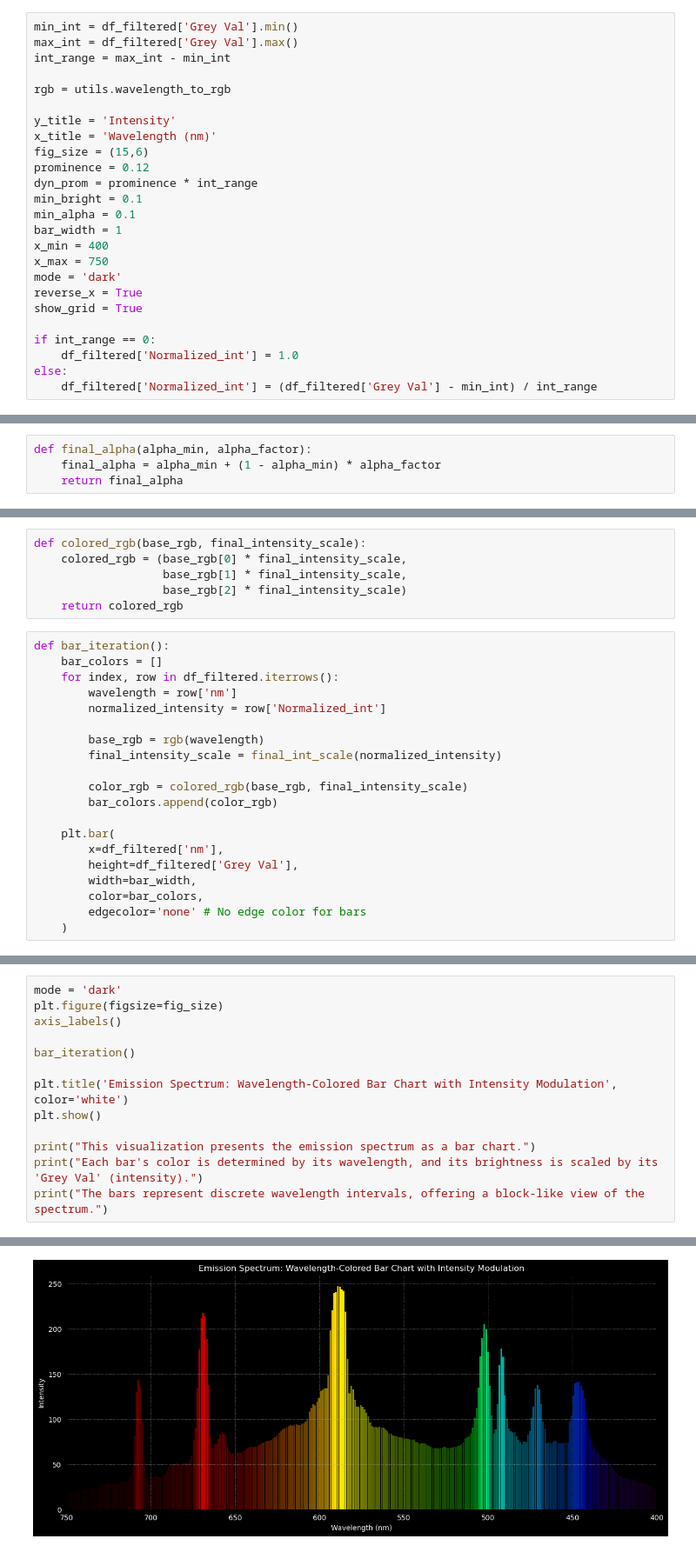
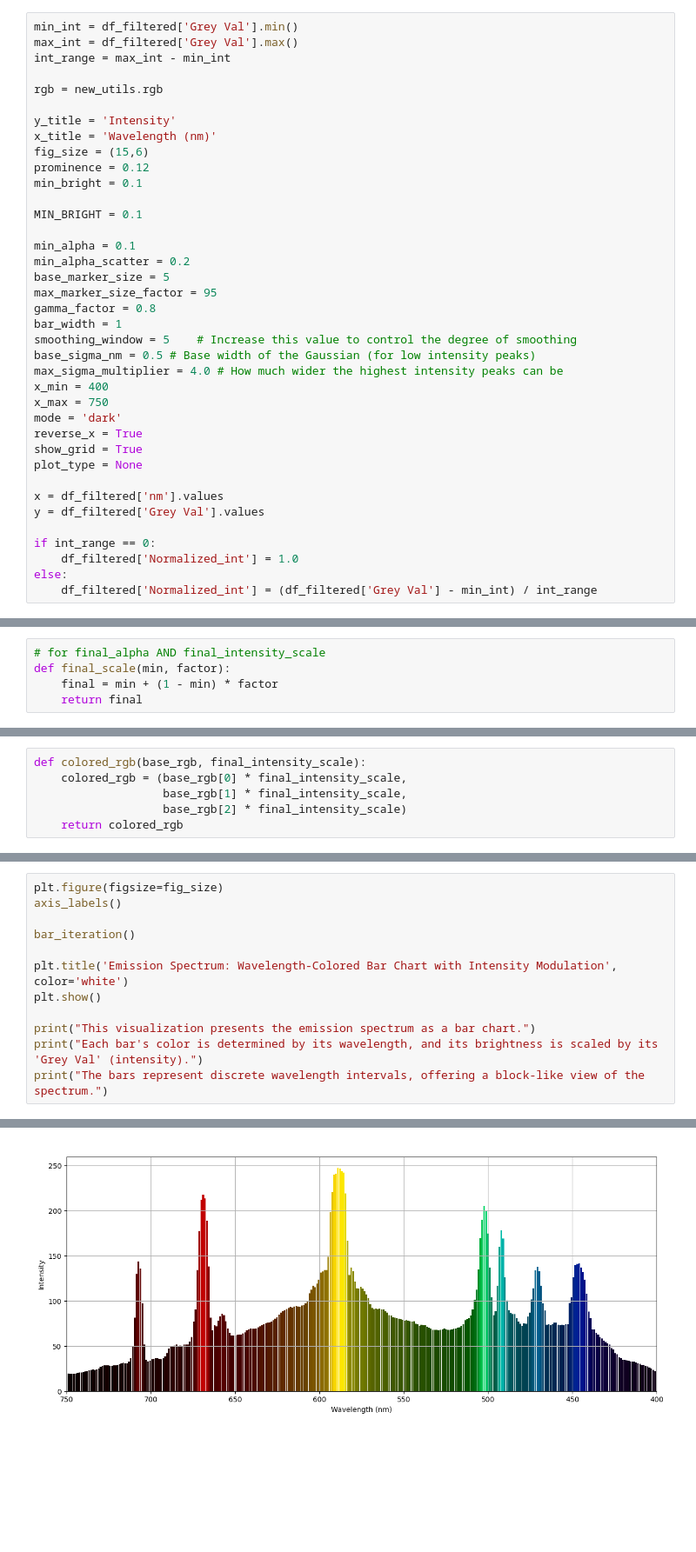
Before and after one commit to idontwantausername609/Spectrum-Renderer, a Jupyter notebook: Colab Based App/Other Image Formatting/bar_chart_playground.ipynb, the cells around one changed output, grey strips where cells are left out. Shown at 87% size. Saved outputs shown, nothing was run; the diff lists cells and outputs as text; blank space fills up the shorter version.

Commit message:
still trying to work on breaking down og plot function.

```diff
--- a/Colab Based App/Other Image Formatting/bar_chart_playground.ipynb
+++ b/Colab Based App/Other Image Formatting/bar_chart_playground.ipynb
@@ -50,21 +42,34 @@ min_int = df_filtered['Grey Val'].min()
 max_int = df_filtered['Grey Val'].max()
 int_range = max_int - min_int
 
-rgb = utils.wavelength_to_rgb
+rgb = new_utils.rgb
 
 y_title = 'Intensity'
 x_title = 'Wavelength (nm)'
 fig_size = (15,6)
 prominence = 0.12
-dyn_prom = prominence * int_range
 min_bright = 0.1
+
+MIN_BRIGHT = 0.1
+
 min_alpha = 0.1
+min_alpha_scatter = 0.2
+base_marker_size = 5
+max_marker_size_factor = 95
+gamma_factor = 0.8
 bar_width = 1
+smoothing_window = 5    # Increase this value to control the degree of smoothing
+base_sigma_nm = 0.5 # Base width of the Gaussian (for low intensity peaks)
+max_sigma_multiplier = 4.0 # How much wider the highest intensity peaks can be
 x_min = 400
 x_max = 750
 mode = 'dark'
 reverse_x = True
 show_grid = True
+plot_type = None
+
+x = df_filtered['nm'].values
+y = df_filtered['Grey Val'].values
 
 if int_range == 0:
     df_filtered['Normalized_int'] = 1.0
@@ -99,4 +78,5 @@ def axis_labels():
 # %%
-def final_alpha(alpha_min, alpha_factor):
-    final_alpha = alpha_min + (1 - alpha_min) * alpha_factor
-    return final_alpha
+# for final_alpha AND final_intensity_scale
+def final_scale(min, factor):
+    final = min + (1 - min) * factor
+    return final
@@ -110,23 +86,3 @@ def colored_rgb(base_rgb, final_intensity_scale):
                    base_rgb[1] * final_intensity_scale,
                    base_rgb[2] * final_intensity_scale)
     return colored_rgb
-# %%
-def bar_iteration():
-    bar_colors = []
-    for index, row in df_filtered.iterrows():
-        wavelength = row['nm']
-        normalized_intensity = row['Normalized_int']
-
-        base_rgb = rgb(wavelength)
-        final_intensity_scale = final_int_scale(normalized_intensity)
-
-        color_rgb = colored_rgb(base_rgb, final_intensity_scale)
-        bar_colors.append(color_rgb)
-
-    plt.bar(
-        x=df_filtered['nm'],
-        height=df_filtered['Grey Val'],
-        width=bar_width,
-        color=bar_colors,
-        edgecolor='none' # No edge color for bars
-    )
@@ -133,5 +163,4 @@ def bar_iteration():
 # %%
-mode = 'dark'
 plt.figure(figsize=fig_size)
 axis_labels()
 
@@ -147 +182 @@ print("The bars represent discrete wavelength intervals, offering a block-like v
-[figure, old version]
+[figure, new version]
```
Also changed, not shown: parts of 9 cells of this notebook, 11 other files.
